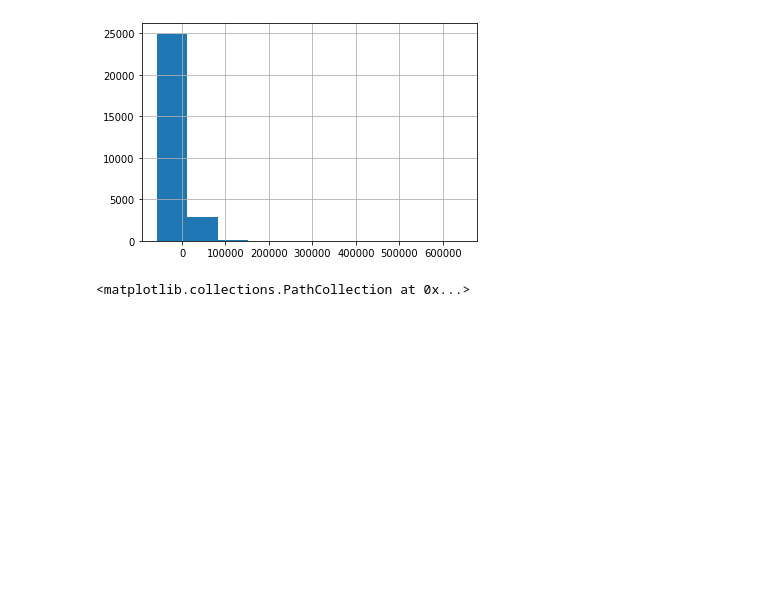
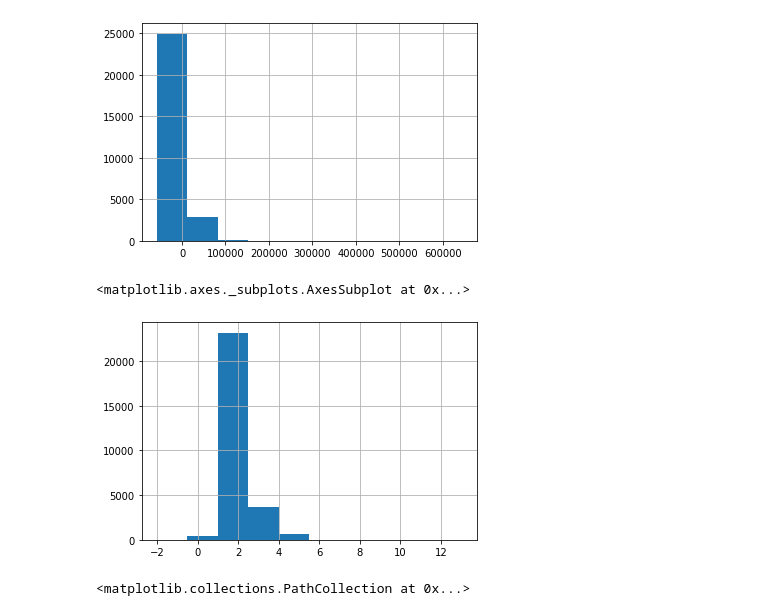
Before and after one commit to rpasquini/metodos_cuantitativos_2021, a Jupyter notebook: OLS_3_Transformaciones_Dummies_RegMultiple.ipynb, the cells around one changed output. Cells and saved outputs as stored; diff of their text form; code cells hidden in the pictures; blank space fills up the shorter version.

```diff
--- a/OLS_3_Transformaciones_Dummies_RegMultiple.ipynb
+++ b/OLS_3_Transformaciones_Dummies_RegMultiple.ipynb
@@ -121,6 +199,11 @@ residuos.hist()
 # %% [output]
 <matplotlib.axes._subplots.AxesSubplot at 0x...>
 [figure]
+# %%
+datos.bedrooms.hist()
+# %% [output]
+<matplotlib.axes._subplots.AxesSubplot at 0x...>
+[figure, added]
 # %%
 plt.scatter(datos.bedrooms,residuos)
 # %% [output]
```
Also changed, not shown: parts of 36 cells of this notebook.
